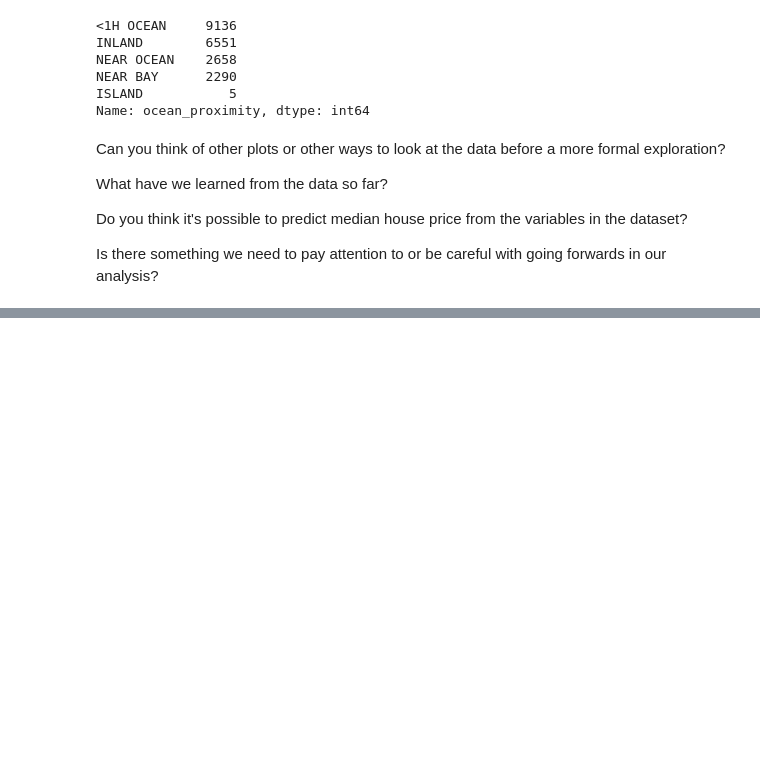
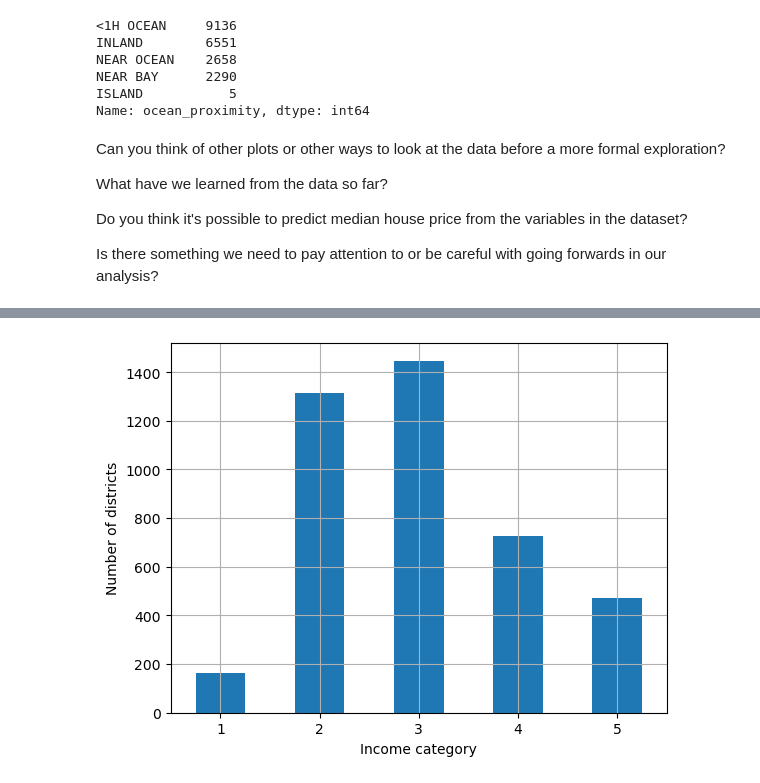
Before and after one commit to mdr-datascience/edu-repo, a Jupyter notebook: Python_ScikitLearn/scikitlearn-tutorial-2.ipynb, the cells around one changed output, grey strips where cells are left out. Saved outputs shown, nothing was run; the diff lists cells and outputs as text; code cells hidden in the pictures; blank space fills up the shorter version.

```diff
--- a/Python_ScikitLearn/scikitlearn-tutorial-2.ipynb
+++ b/Python_ScikitLearn/scikitlearn-tutorial-2.ipynb
@@ -118,0 +142,17 @@ print(len(dtest))
+# %%
+# Now the data can be split respecting these categories
+from sklearn.model_selection import StratifiedShuffleSplit
+
+# Produce indices for training and test observations
+split = StratifiedShuffleSplit(n_splits=1, test_size=0.2, random_state=0)
+for train_index, test_index in split.split(data, data["income_cat"]):
+    strat_dtrain = data.iloc[train_index]
+    strat_dtest = data.iloc[test_index]
+# %%
+# Check that stratification worked correctly
+strat_dtest["income_cat"].value_counts().sort_index().plot.bar(rot=0, grid=True)
+plt.xlabel("Income category")
+plt.ylabel("Number of districts")
+plt.show()
+# %% [output]
+[figure, added]
```
Also changed, not shown: parts of 13 cells of this notebook.
